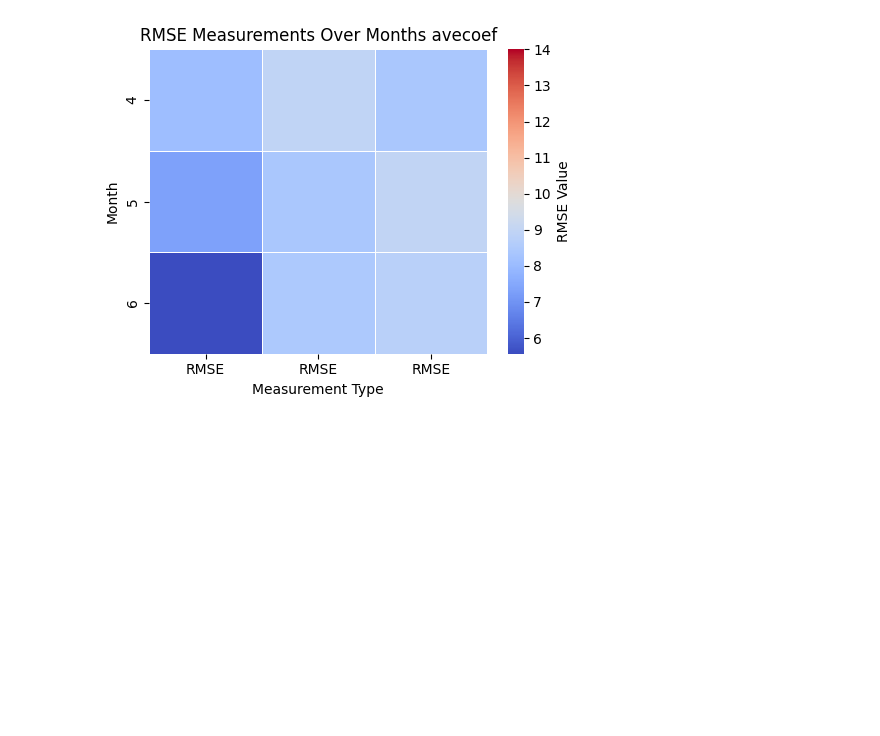
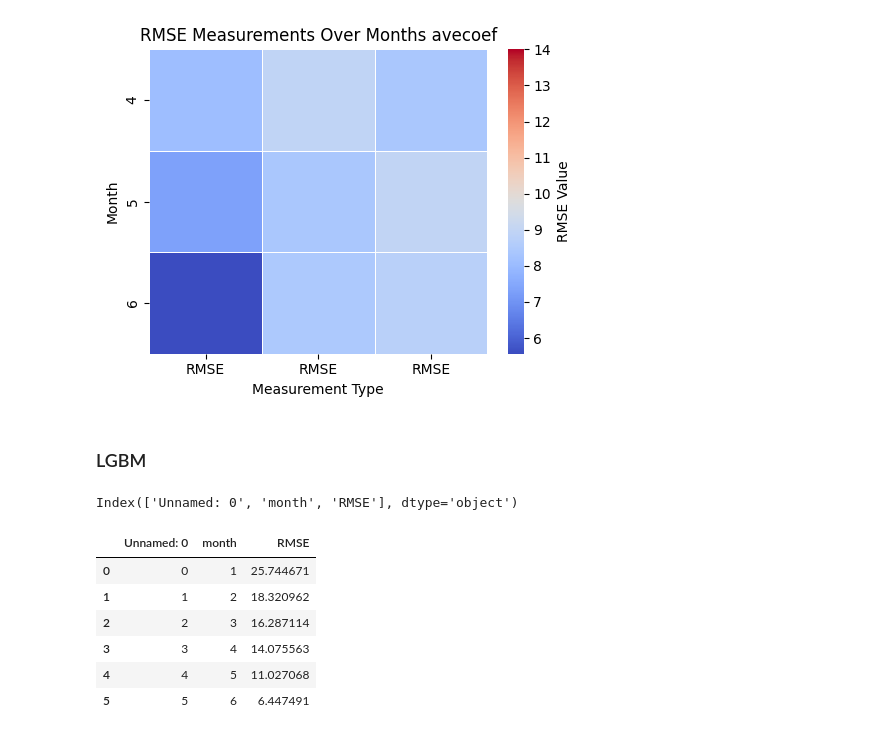
Before and after one commit to Yassmine2020/Precipitations_bias_correction, a Jupyter notebook: heatmap_generation.ipynb, the cells around one changed output. Drawn from its saved outputs; the diff is of its cells as text; code cells hidden in the pictures; blank space fills up the shorter version.

```diff
--- a/heatmap_generation.ipynb
+++ b/heatmap_generation.ipynb
@@ -92,3 +96,5 @@ plt.tight_layout()  # Ensures everything fits without overlapping
 plt.show()
 # %% [output]
 [figure]
+# %% [markdown]
+### LGBM
@@ -94,0 +107,14 @@ plt.show()
+# %%
+nov_rmse_ml.columns
+# %% [output]
+Index(['Unnamed: 0', 'month', 'RMSE'], dtype='object')
+# %%
+dec_rmse_ml
+# %% [output]
+|  | Unnamed: 0 | month | RMSE |
+| 0 | 0 | 1 | 25.744671 |
+| 1 | 1 | 2 | 18.320962 |
+| 2 | 2 | 3 | 16.287114 |
+| 3 | 3 | 4 | 14.075563 |
+| 4 | 4 | 5 | 11.027068 |
+| 5 | 5 | 6 | 6.447491 |
```
Also changed, not shown: parts of 11 cells of this notebook, 7 other files.
